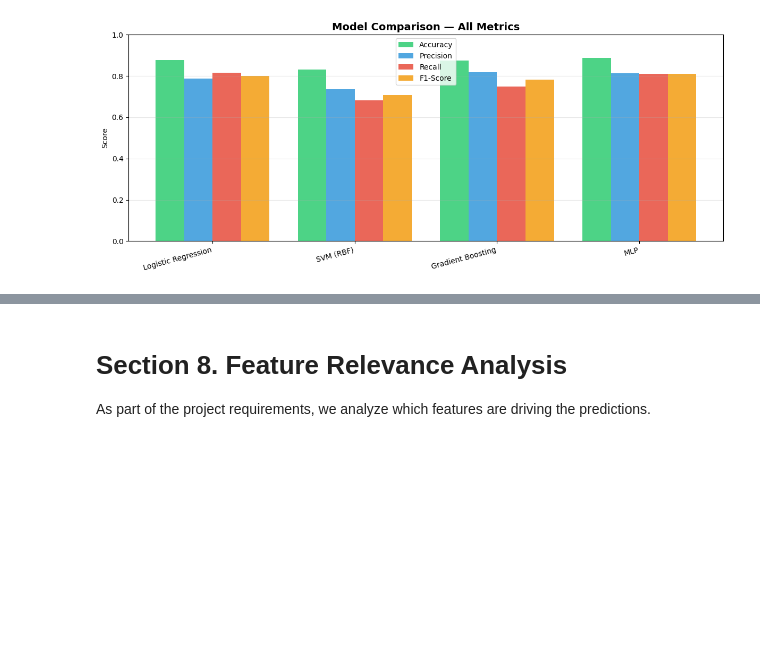
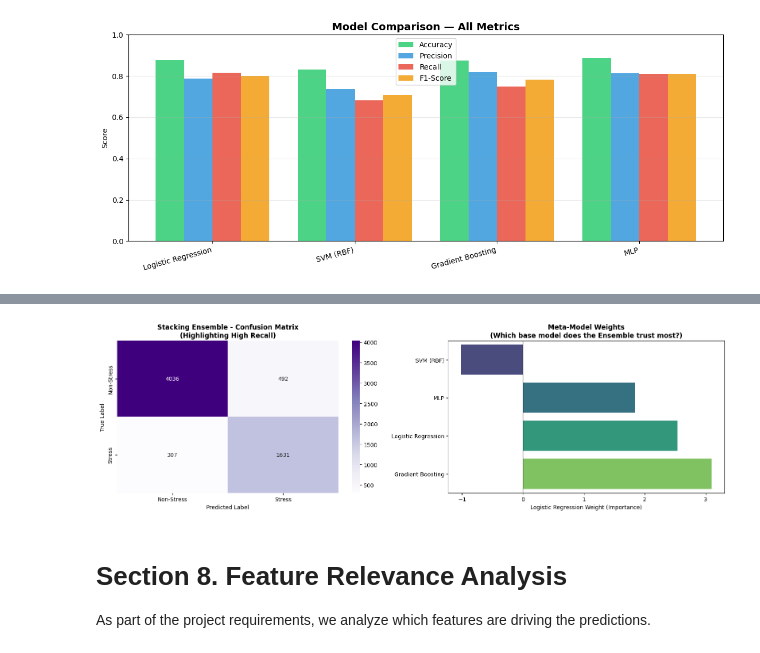
Before and after one commit to ManuCa93/Stress-Detection-from-Wrist-Physiological-Signals, a Jupyter notebook: wesad_stress_detection.ipynb, the cells around one changed output, grey strips where cells are left out. Drawn from its saved outputs; the diff is of its cells as text; code cells hidden in the pictures; blank space fills up the shorter version.

Commit message:
added stacking for combine models

```diff
--- a/wesad_stress_detection.ipynb
+++ b/wesad_stress_detection.ipynb
@@ -570,3 +658,36 @@ plt.show()
+# %%
+# === STACKING VISUALIZATIONS ===
+
+fig, axes = plt.subplots(1, 2, figsize=(16, 5))
+
+# PLOT 1: Confusion Matrix Stacking
+cm_stack = confusion_matrix(y_true_stacking, y_pred_stacking)
+sns.heatmap(cm_stack, annot=True, fmt='d', cmap='Purples', ax=axes[0],
+            xticklabels=BINARY_LABEL_NAMES, yticklabels=BINARY_LABEL_NAMES)
+axes[0].set_title('Stacking Ensemble - Confusion Matrix\n(Highlighting High Recall)', fontsize=12, fontweight='bold')
+axes[0].set_ylabel('True Label')
+axes[0].set_xlabel('Predicted Label')
+
+# PLOT 2: Meta-Weights
+meta_model_explainer = LogisticRegression(random_state=42, class_weight='balanced')
+meta_model_explainer.fit(X_meta, y_meta)
+
+weights = meta_model_explainer.coef_[0]
+model_names = list(X_meta.columns)
+
+sorted_idx = np.argsort(weights)
+sorted_weights = weights[sorted_idx]
+sorted_names = [model_names[i] for i in sorted_idx]
+
+sns.barplot(x=sorted_weights, y=sorted_names, palette='viridis', ax=axes[1])
+axes[1].axvline(0, color='black', linewidth=1, alpha=0.5)
+axes[1].set_title('Meta-Model Weights', fontsize=12, fontweight='bold')
+axes[1].set_xlabel('Logistic Regression Weight (Importance)')
+
+plt.tight_layout()
+plt.show()
+# %% [output]
+[figure, added]
 # %% [markdown]
 # Section 8. Feature Relevance Analysis
 As part of the project requirements, we analyze which features are driving the predictions.
```
Also changed, not shown: parts of 4 cells of this notebook.
